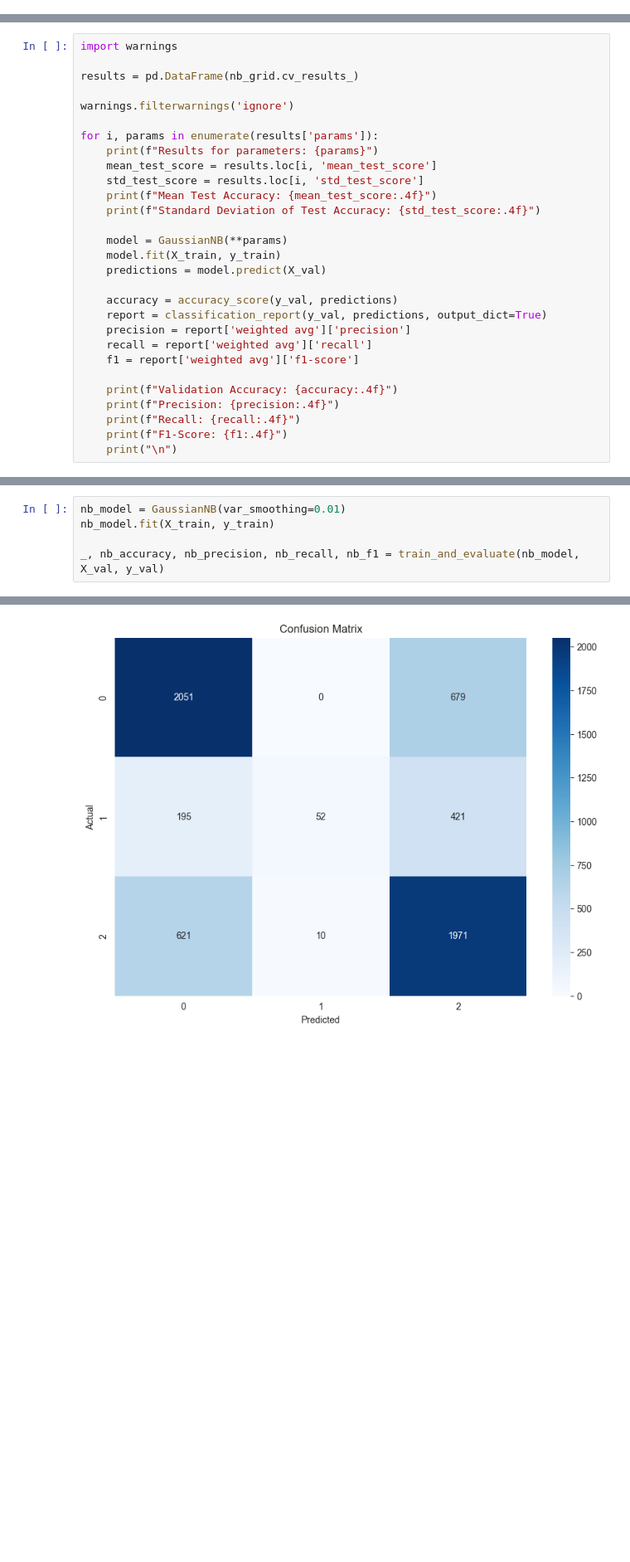
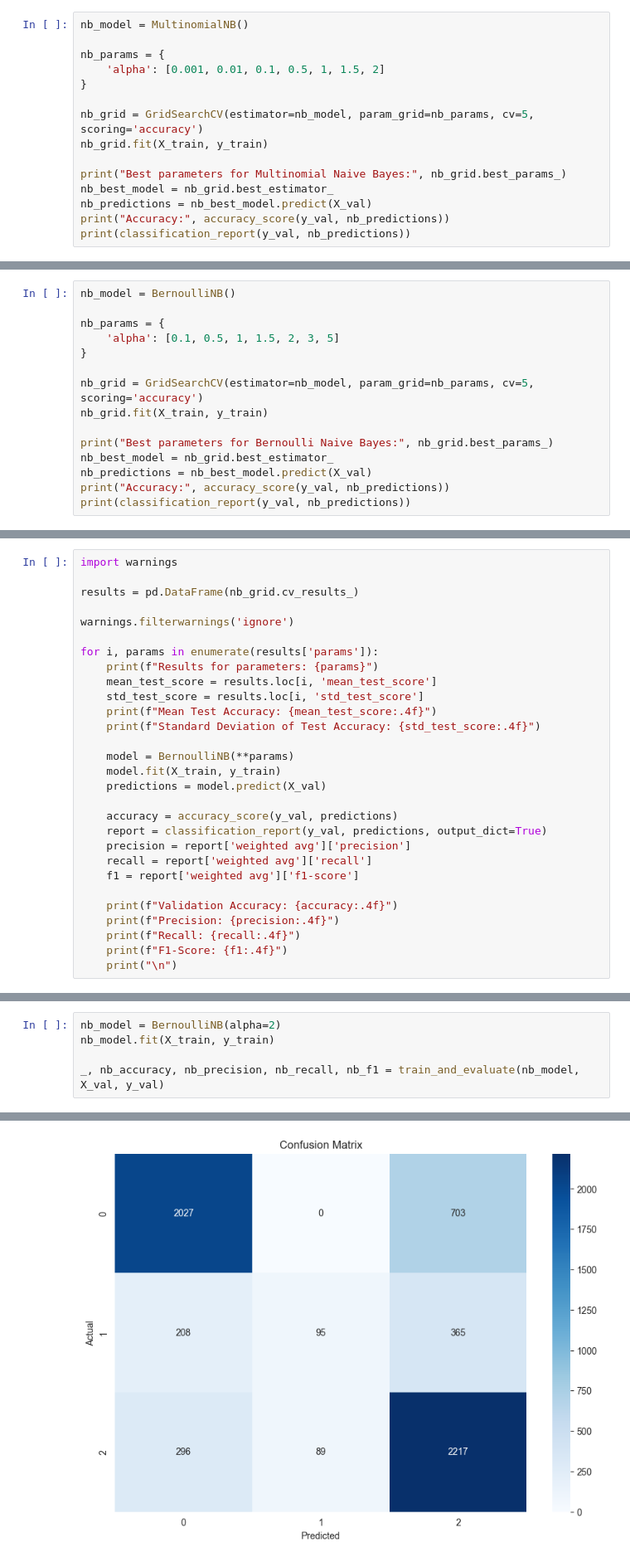
Before and after one commit to Ninja00Shadow/SIiIW, a Jupyter notebook: MachineLearning/List4.ipynb, the cells around one changed output, grey strips where cells are left out. Shown at 83% size. Saved outputs shown, nothing was run; the diff lists cells and outputs as text; blank space fills up the shorter version.

```diff
--- a/MachineLearning/List4.ipynb
+++ b/MachineLearning/List4.ipynb
@@ -260,3 +299,18 @@ Accuracy: 0.679
     accuracy                           0.68      6000
    macro avg       0.73      0.53      0.52      6000
 weighted avg       0.70      0.68      0.65      6000
+# %%
+nb_model = MultinomialNB()
+
+nb_params = {
+    'alpha': [0.001, 0.01, 0.1, 0.5, 1, 1.5, 2]
+}
+
+nb_grid = GridSearchCV(estimator=nb_model, param_grid=nb_params, cv=5, scoring='accuracy')
+nb_grid.fit(X_train, y_train)
+
+print("Best parameters for Multinomial Naive Bayes:", nb_grid.best_params_)
+nb_best_model = nb_grid.best_estimator_
+nb_predictions = nb_best_model.predict(X_val)
+print("Accuracy:", accuracy_score(y_val, nb_predictions))
+print(classification_report(y_val, nb_predictions))
@@ -262,0 +329,15 @@ weighted avg       0.70      0.68      0.65      6000
+# %%
+nb_model = BernoulliNB()
+
+nb_params = {
+    'alpha': [0.1, 0.5, 1, 1.5, 2, 3, 5]
+}
+
+nb_grid = GridSearchCV(estimator=nb_model, param_grid=nb_params, cv=5, scoring='accuracy')
+nb_grid.fit(X_train, y_train)
+
+print("Best parameters for Bernoulli Naive Bayes:", nb_grid.best_params_)
+nb_best_model = nb_grid.best_estimator_
+nb_predictions = nb_best_model.predict(X_val)
+print("Accuracy:", accuracy_score(y_val, nb_predictions))
+print(classification_report(y_val, nb_predictions))
@@ -274,7 +371,7 @@ for i, params in enumerate(results['params']):
     print(f"Mean Test Accuracy: {mean_test_score:.4f}")
     print(f"Standard Deviation of Test Accuracy: {std_test_score:.4f}")
 
-    model = GaussianNB(**params)
+    model = BernoulliNB(**params)
     model.fit(X_train, y_train)
     predictions = model.predict(X_val)
 
@@ -492,5 +643,5 @@ def train_and_evaluate(model, X_val, y_val):
 # %%
-nb_model = GaussianNB(var_smoothing=0.01)
+nb_model = BernoulliNB(alpha=2)
 nb_model.fit(X_train, y_train)
 
 _, nb_accuracy, nb_precision, nb_recall, nb_f1 = train_and_evaluate(nb_model, X_val, y_val)
@@ -502,3 +653,3 @@ F1-Score: 0.6506694768031549
-[figure, old version]
+[figure, new version]
 # %% [markdown]
 ## Naive Bayes z Standard Scaler
```
Also changed, not shown: parts of 39 cells of this notebook.
